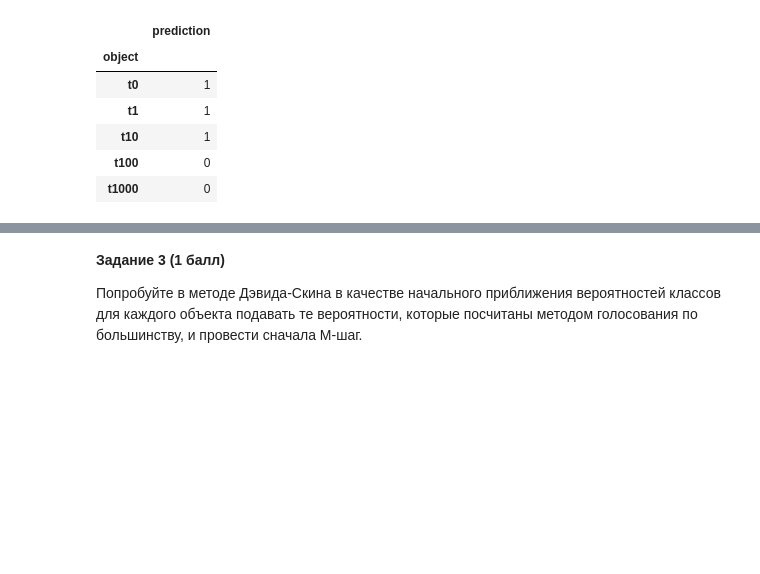
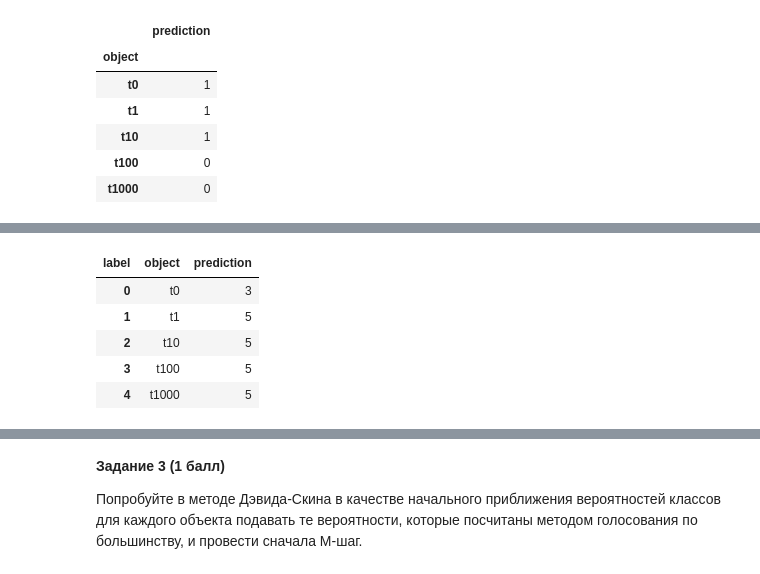
Before and after one commit to Rollcorn/deep-learning-practice, a Jupyter notebook: shad-hws/lab_7_EM_Cluster_AV-2.ipynb, the cells around one changed output, grey strips where cells are left out. Drawn from its saved outputs; the diff is of its cells as text; code cells hidden in the pictures; blank space fills up the shorter version.

```diff
--- a/shad-hws/lab_7_EM_Cluster_AV-2.ipynb
+++ b/shad-hws/lab_7_EM_Cluster_AV-2.ipynb
@@ -104,0 +284,9 @@ def majority_vote_agg(df: pd.DataFrame) -> pd.DataFrame:
+# %%
+majority_result_tlkagg5.head()
+# %% [output]
+| label | object | prediction |
+| 0 | t0 | 3 |
+| 1 | t1 | 5 |
+| 2 | t10 | 5 |
+| 3 | t100 | 5 |
+| 4 | t1000 | 5 |
```
Also changed, not shown: parts of 7 cells of this notebook, 31 other files.
